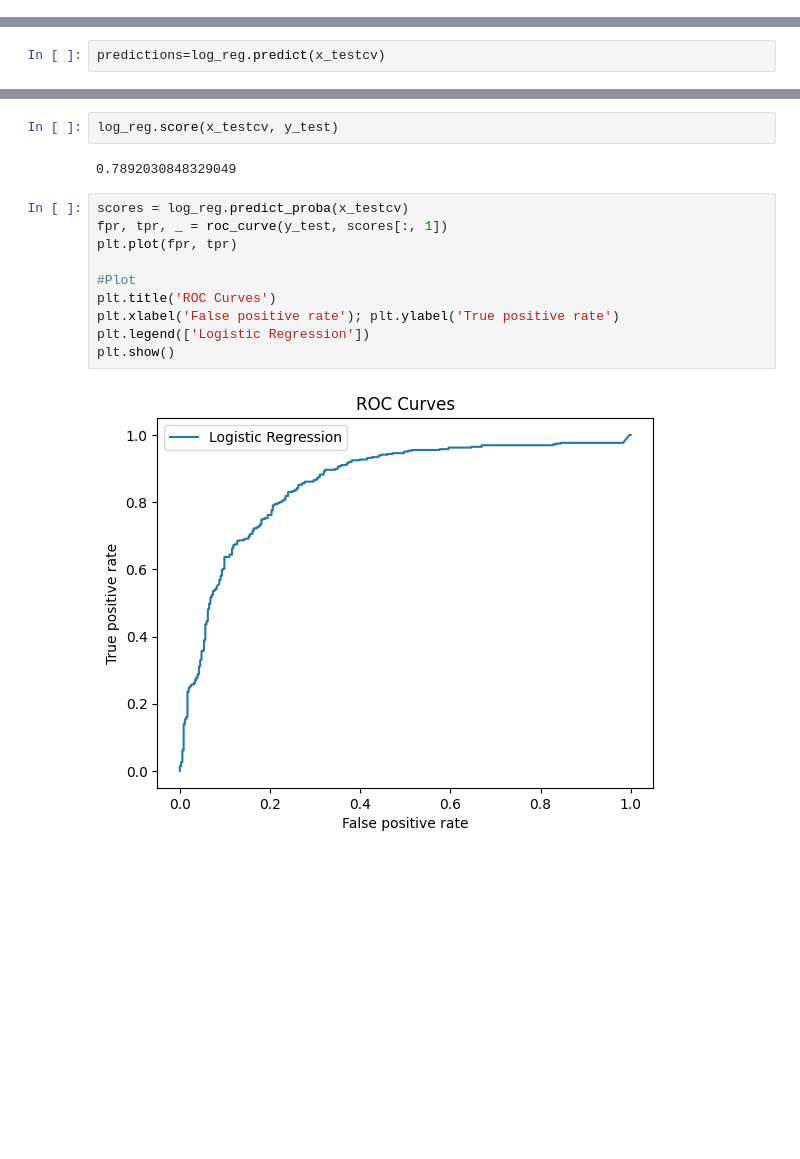
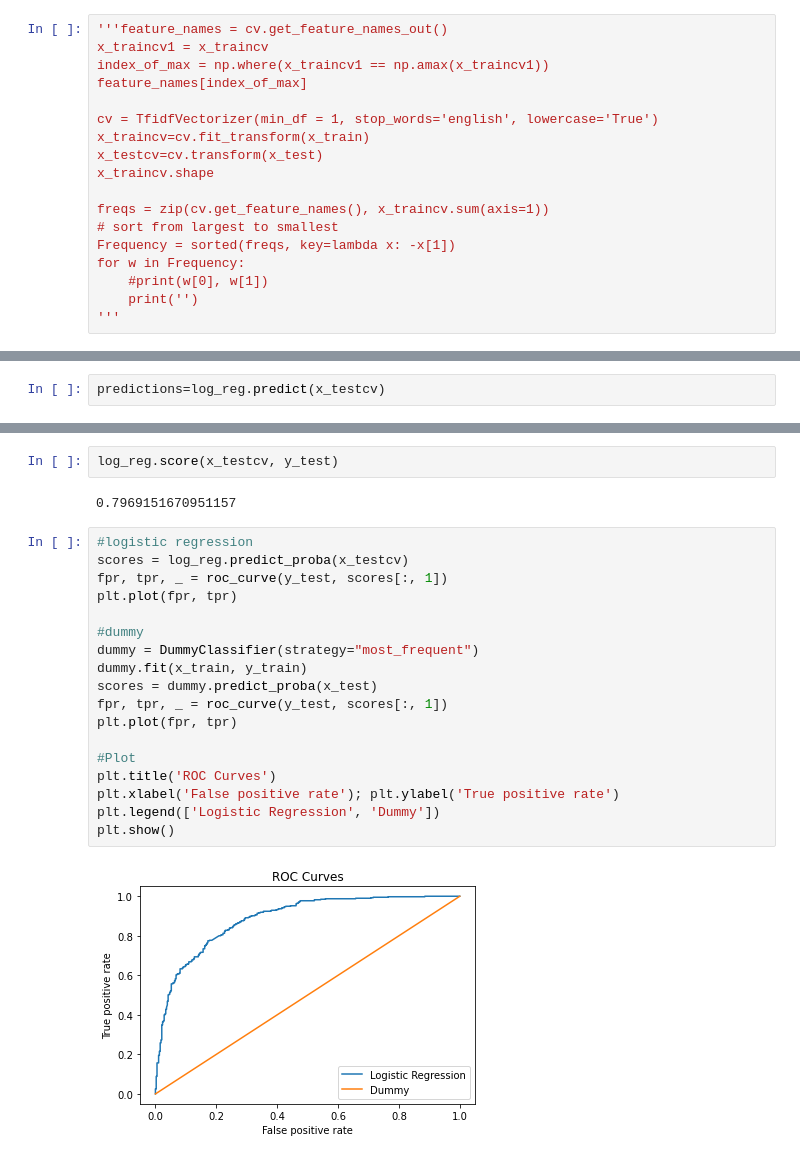
Before and after one commit to cormacmadden/Predicting-Tweet-Censorship, a Jupyter notebook: Src/logisticRegression.ipynb, the cells around one changed output, grey strips where cells are left out. Drawn from its saved outputs; the diff is of its cells as text; blank space fills up the shorter version.

Commit message:
added confusion (matrix visualisation and dummy classifier)

```diff
--- a/Src/logisticRegression.ipynb
+++ b/Src/logisticRegression.ipynb
@@ -41,0 +47,18 @@ x_traincv.shape
+# %%
+'''feature_names = cv.get_feature_names_out()
+x_traincv1 = x_traincv
+index_of_max = np.where(x_traincv1 == np.amax(x_traincv1))
+feature_names[index_of_max]
+
+cv = TfidfVectorizer(min_df = 1, stop_words='english', lowercase='True')
+x_traincv=cv.fit_transform(x_train)
+x_testcv=cv.transform(x_test)
+x_traincv.shape
+
+freqs = zip(cv.get_feature_names(), x_traincv.sum(axis=1))
+# sort from largest to smallest
+Frequency = sorted(freqs, key=lambda x: -x[1])
+for w in Frequency:
+    #print(w[0], w[1])
+    print('')
+'''
@@ -69,19 +96,27 @@ weighted avg       0.79      0.79      0.79       778
 # %%
 log_reg.score(x_testcv, y_test)
 # %% [output]
-0.7892030848329049
+0.7969151670951157
 # %%
+#logistic regression
 scores = log_reg.predict_proba(x_testcv)
+fpr, tpr, _ = roc_curve(y_test, scores[:, 1])
+plt.plot(fpr, tpr)
+
+#dummy
+dummy = DummyClassifier(strategy="most_frequent")
+dummy.fit(x_train, y_train)
+scores = dummy.predict_proba(x_test)
 fpr, tpr, _ = roc_curve(y_test, scores[:, 1])
 plt.plot(fpr, tpr)
 
 #Plot
 plt.title('ROC Curves')
 plt.xlabel('False positive rate'); plt.ylabel('True positive rate')
-plt.legend(['Logistic Regression'])
+plt.legend(['Logistic Regression', 'Dummy'])
 plt.show()
 # %% [output]
-[figure, old version]
+[figure, new version]
 # %%
 testSentence = ["the earth is flat"]
 sentenceTransformed=cv.transform(testSentence)
```
Also changed, not shown: parts of 8 cells of this notebook, 1 other file.
